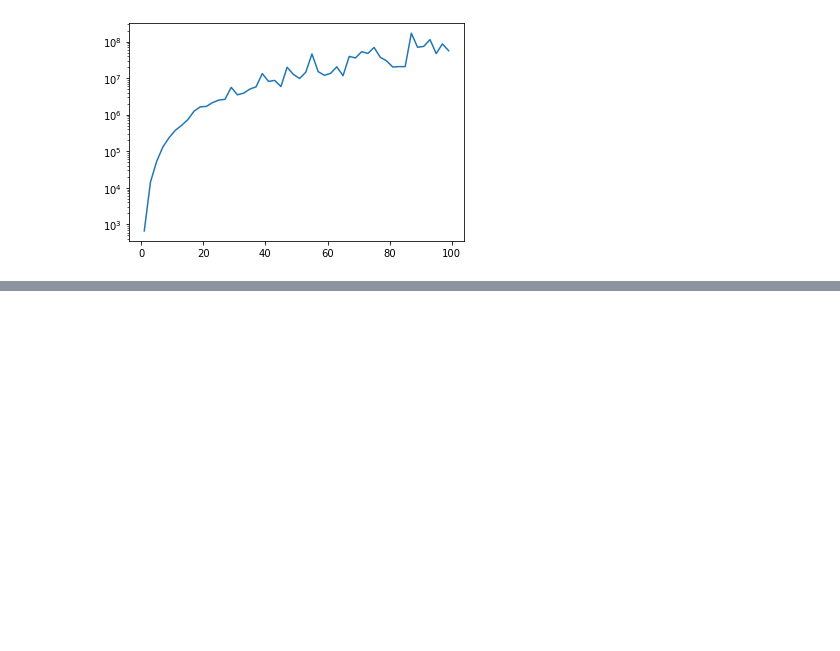
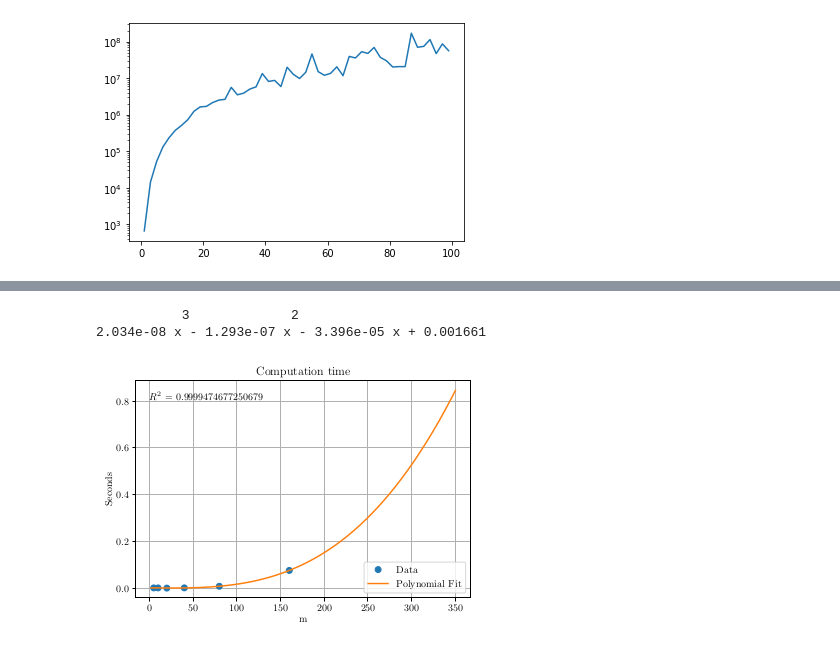
Before and after one commit to WoutervDijk/Thesis, a Jupyter notebook: notebooks/Cleaned_Notebook.ipynb, the cells around one changed output, grey strips where cells are left out. Drawn from its saved outputs; the diff is of its cells as text; code cells hidden in the pictures; blank space fills up the shorter version.

```diff
--- a/notebooks/Cleaned_Notebook.ipynb
+++ b/notebooks/Cleaned_Notebook.ipynb
@@ -507,0 +581,22 @@ np.save("simulationsForTimeGraph", sims)
+# %%
+# Draw a graph with computation time in seconds
+computing_time = sims[:,5]
+popt = np.polyfit(m_points, computing_time, 3)
+polyEst = np.poly1d(popt)
+xx = np.linspace(2, 350, 200)
+fig, ax = plt.subplots()
+ax.plot(m_points, computing_time, "o", label="Data")
+ax.plot(xx, polyEst(xx), label="Polynomial Fit")
+ax.grid()
+r_squared = 1 - np.sum((polyEst(m_points)-computing_time)**2)/np.sum((computing_time - np.mean(computing_time))**2)
+ax.text(0.04, 0.91, f"$R^2$ = {r_squared}", transform=plt.gca().transAxes)
+plt.legend(loc="lower right")
+ax.set_xlabel("m")
+ax.set_ylabel("Seconds")
+ax.set_title("Computation time");
+plt.savefig("SimulationTimePlotAsSeconds.pgf")
+print(polyEst)
+# %% [output]
+           3             2
+2.034e-08 x - 1.293e-07 x - 3.396e-05 x + 0.001661
+[figure, added]
```
Also changed, not shown: parts of 4 cells of this notebook.
